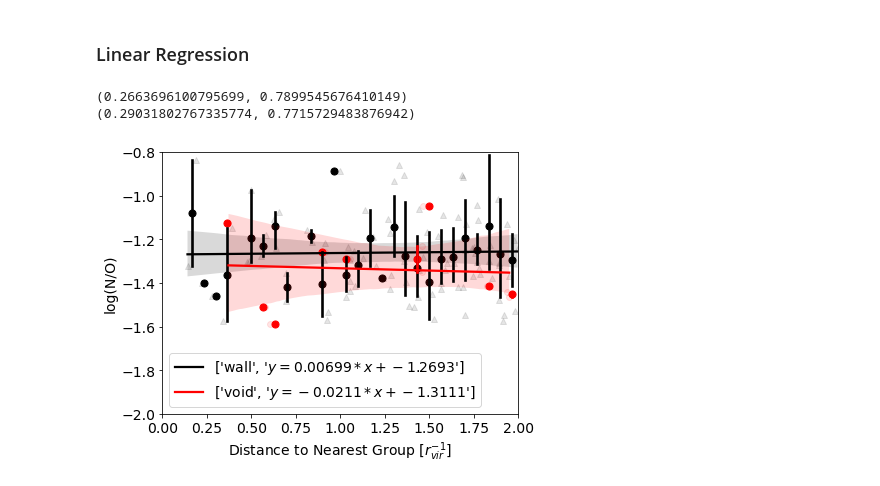
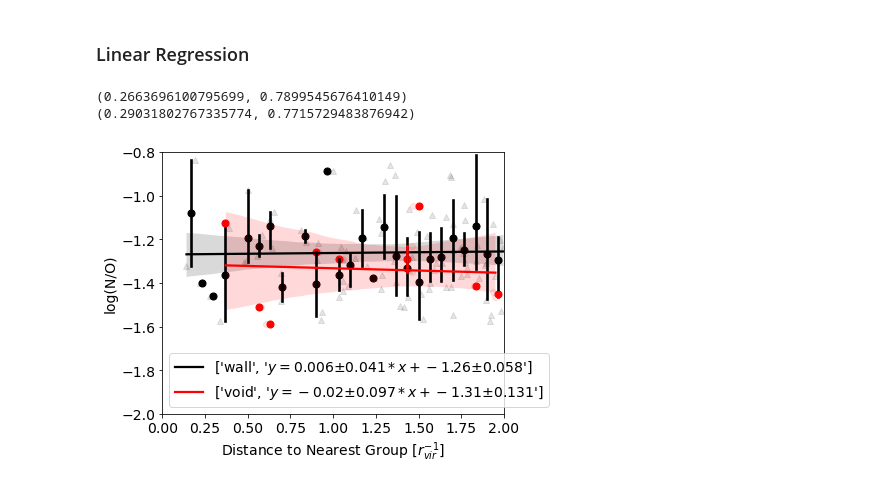
Before and after one commit to kadglass/SmallScale, a Jupyter notebook: DR7 Groups 3D Virial Neighbors PH and LR.ipynb, the cells around one changed output. Cells and saved outputs as stored; diff of their text form; code cells hidden in the pictures.

```diff
--- a/DR7 Groups 3D Virial Neighbors PH and LR.ipynb
+++ b/DR7 Groups 3D Virial Neighbors PH and LR.ipynb
@@ -202,7 +202,8 @@ for select, mc, label, c, m in zip([dwarf_wall, dwarf_void], ['black', 'red'], [
 
     result = stats.linregress(d[nonan], vals[nonan])
     sns.regplot(x=d[nonan], y=vals[nonan], x_bins=xcenters, color=mc, ax=ax,
-                line_kws={'label': [label, '$y=%3.7s*x+%3.7s$'%(result.slope, result.intercept)]})
+                #line_kws={'label': [label, '$y=%3.7s*x+%3.7s$'%(result.slope, result.intercept)]})
+                line_kws={'label': [label, '$y=%3.5s ± %3.5s*x+%3.5s ± %3.5s$'%(result.slope, result.stderr, result.intercept, result.intercept_stderr)]})
 
     ax.set(xlabel='Distance to Nearest Group [$r^{-1}_{vir}]$', ylabel='u-r', xlim=(0,2), ylim=(-0.5,3));
 
@@ -303,7 +304,9 @@ for select, mc, label, c, m in zip([dwarf_wall, dwarf_void], ['black', 'red'], [
 
     result = stats.linregress(d[nonan], vals[nonan])
     sns.regplot(x=d[nonan], y=vals[nonan], x_bins=xcenters, color=mc, ax=ax,
-                line_kws={'label': [label, '$y=%3.7s*x+%3.7s$'%(result.slope, result.intercept)]})
+                #line_kws={'label': [label, '$y=%3.7s*x+%3.7s$'%(result.slope, result.intercept)]})
+                line_kws={'label': [label, '$y=%3.5s ± %3.5s*x+%3.5s ± %3.5s$'%(result.slope, result.stderr, result.intercept, result.intercept_stderr)]})
+
 
     ax.set(xlabel='Distance to Nearest Group [$r^{-1}_{vir}]$', ylabel='sSFR [$yr^{-1}]$', xlim=(0,2), ylim=(-12,-8.5));
 
@@ -404,7 +407,9 @@ for select, mc, label, c, m in zip([dwarf_wall_t3, dwarf_void_t3], ['black', 're
 
     result = stats.linregress(d[nonan], vals[nonan])
     sns.regplot(x=d[nonan], y=vals[nonan], x_bins=xcenters, color=mc, ax=ax,
-                line_kws={'label': [label, '$y=%3.7s*x+%3.7s$'%(result.slope, result.intercept)]})
+                #line_kws={'label': [label, '$y=%3.7s*x+%3.7s$'%(result.slope, result.intercept)]})
+                line_kws={'label': [label, '$y=%3.5s ± %3.5s*x+%3.5s ± %3.5s$'%(result.slope, result.stderr, result.intercept, result.intercept_stderr)]})
+
 
     ax.set(xlabel='Distance to Nearest Group [$r^{-1}_{vir}]$', ylabel='12 + log(O/H)', xlim=(0,2), ylim=(7,8.7));
 
@@ -505,35 +510,37 @@ for select, mc, label, c, m in zip([dwarf_wall_t3, dwarf_void_t3], ['black', 're
 
     result = stats.linregress(d[nonan], vals[nonan])
     sns.regplot(x=d[nonan], y=vals[nonan], x_bins=xcenters, color=mc, ax=ax,
-                line_kws={'label': [label, '$y=%3.7s*x+%3.7s$'%(result.slope, result.intercept)]})
+                #line_kws={'label': [label, '$y=%3.7s*x+%3.7s$'%(result.slope, result.intercept)]})
+                line_kws={'label': [label, '$y=%3.5s ± %3.5s*x+%3.5s ± %3.5s$'%(result.slope, result.stderr, result.intercept, result.intercept_stderr)]})
+
 
     ax.set(xlabel='Distance to Nearest Group [$r^{-1}_{vir}]$', ylabel='log(N/O)', xlim=(0,2), ylim=(-2,-0.8));
 
     ax.legend()
 
 # Z test and P Value Calculation
 
     if c == 'k': #condition that determines whether or not you're looking at the void or wall sample
         wall_slope = result.slope
         wall_slope_err = result.stderr
         wall_intercept = result.intercept
         wall_intercept_err = result.intercept_stderr
 
     else: #
         void_slope = result.slope
         void_slope_err = result.stderr
         void_intercept = result.intercept
         void_intercept_err = result.intercept_stderr
 
 logNO_slope = zscore_pvalue(wall_slope, void_slope, wall_slope_err, void_slope_err)
 logNO_intercept = zscore_pvalue(wall_intercept, void_intercept, wall_intercept_err, void_intercept_err)
 
 print(logNO_slope)
 print(logNO_intercept)
 
     #fig.savefig('group_sfd_logNO_3D_vir_LR.png')
     #fig.savefig('group_logNO_3D_vir_LR.png')
 # %% [output]
 (0.2663696100795699, 0.7899545676410149)
 (0.29031802767335774, 0.7715729483876942)
-[figure, old version]
+[figure, new version]
```
Also changed, not shown: parts of 3 cells of this notebook, 7 other files.
